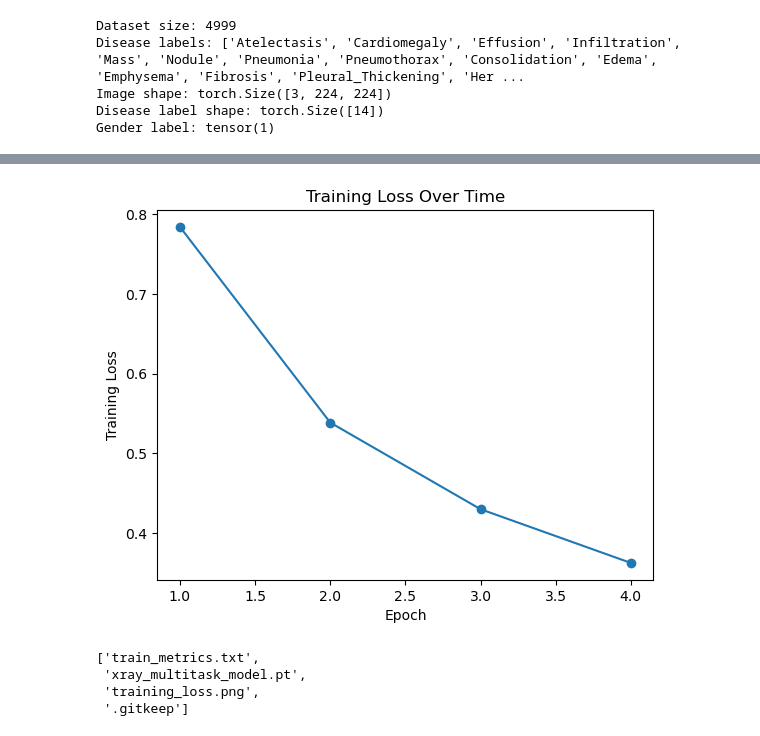
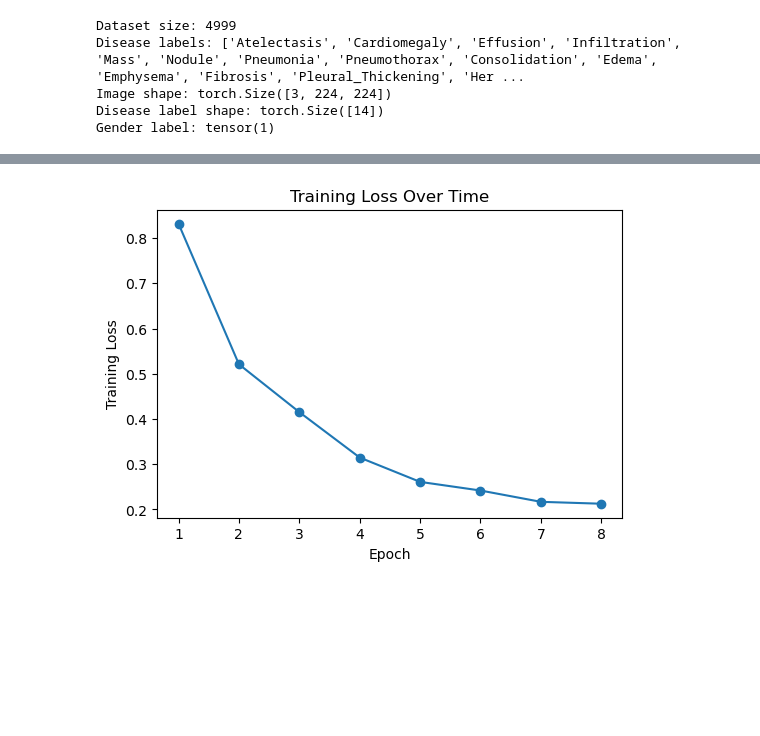
Before and after one commit to suhas-makineni/X-ray-DL-project, a Jupyter notebook: notebooks/evaluations.ipynb, the cells around one changed output, grey strips where cells are left out. Cells and saved outputs as stored; diff of their text form; code cells hidden in the pictures; blank space fills up the shorter version.

Commit message:
Update evaluation results and pretrained model

```diff
--- a/notebooks/evaluations.ipynb
+++ b/notebooks/evaluations.ipynb
@@ -376,0 +313,21 @@ print(cm)
+# %%
+train_losses = []
+val_loss = None
+gender_acc = None
+
+with open("../outputs/train_metrics.txt", "r") as f:
+    for line in f:
+        line = line.strip()
+
+        if "Epoch" in line and "Train Loss:" in line:
+            train_losses.append(float(line.split("Train Loss:")[1]))
+
+        elif "Validation Loss:" in line:
+            val_loss = float(line.split("Validation Loss:")[1])
+
+        elif "Gender Accuracy:" in line:
+            gender_acc = float(line.split("Gender Accuracy:")[1])
+
+print("Train losses:", train_losses)
+print("Validation loss:", val_loss)
+print("Gender accuracy:", gender_acc)
@@ -377,20 +403,27 @@ print(cm)
+# %%
+new_train_losses = [0.8318, 0.5210, 0.4152, 0.3147, 0.2609, 0.2418, 0.2168, 0.2126]
+
+with open("../outputs/train_metrics.txt", "w") as f:
+    for i, loss in enumerate(new_train_losses, start=1):
+        f.write(f"Epoch {i} Train Loss: {loss:.4f}\n")
+    f.write("Disease Threshold: 0.15\n")
+    f.write("Disease Precision: 0.2063\n")
+    f.write("Disease Recall: 0.2661\n")
+    f.write("Disease F1: 0.2324\n")
 # %%
-train_losses = [0.7841, 0.5386, 0.4299, 0.3625]
+train_losses = []
 
-plt.figure()
-plt.plot([1,2,3,4], train_losses, marker="o")
+with open("../outputs/train_metrics.txt", "r") as f:
+    for line in f:
+        if "Epoch" in line and "Train Loss:" in line:
+            train_losses.append(float(line.split("Train Loss:")[1]))
+
+plt.figure(figsize=(6,4))
+plt.plot(range(1, len(train_losses) + 1), train_losses, marker="o")
 plt.xlabel("Epoch")
 plt.ylabel("Training Loss")
 plt.title("Training Loss Over Time")
 plt.savefig("../outputs/training_loss.png", bbox_inches="tight")
 plt.show()
 # %% [output]
-[figure, old version]
+[figure, new version]
-# %%
-import os
-os.listdir("../outputs")
-# %% [output]
-['train_metrics.txt',
- 'xray_multitask_model.pt',
- 'training_loss.png',
- '.gitkeep']
```
Also changed, not shown: parts of 26 cells of this notebook, 3 other files.
